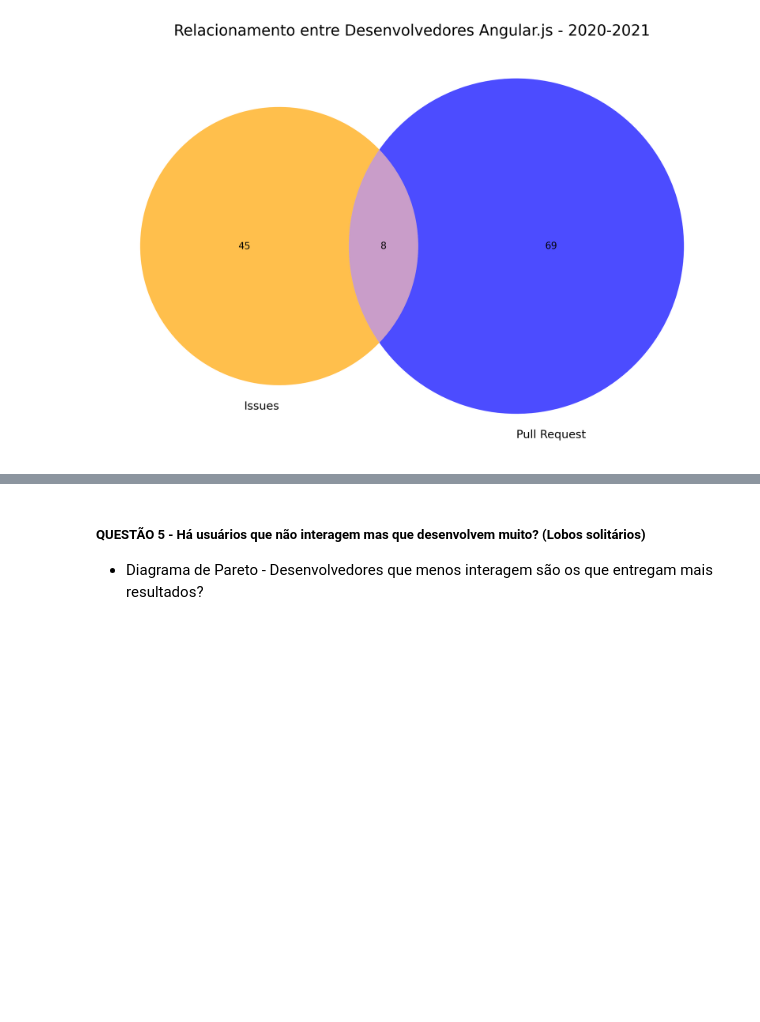
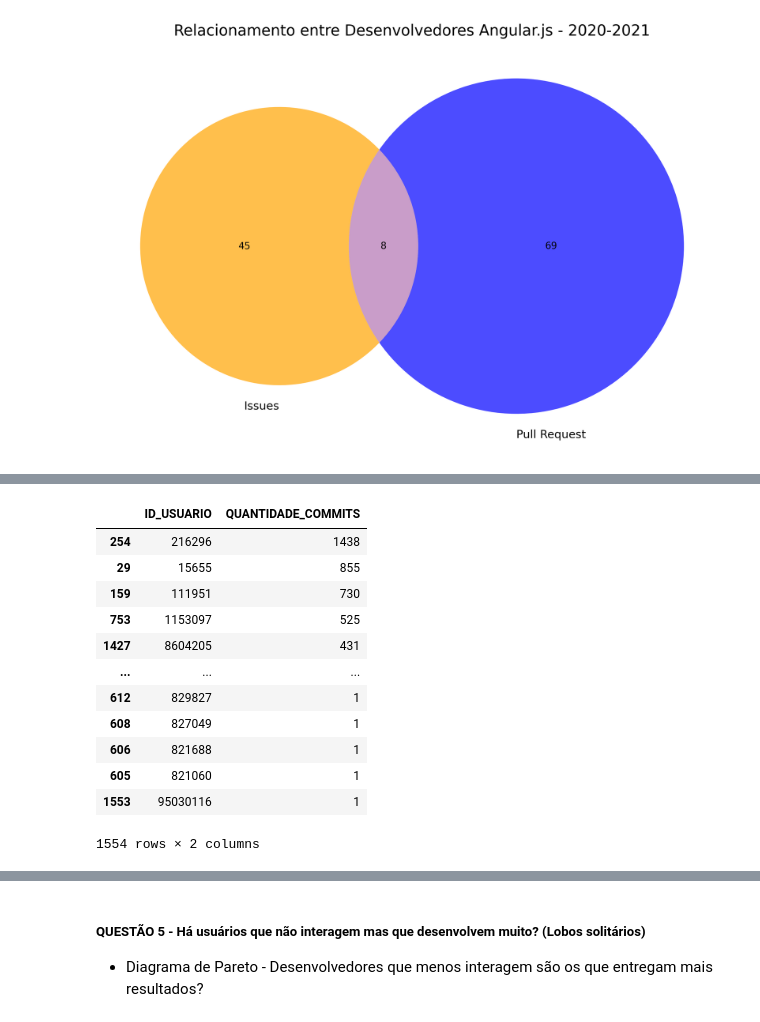
Before and after one commit to pedrorodriguesarantes/IniciacaoCientifica, a Jupyter notebook: Fase 3 - Sintese.ipynb, the cells around one changed output, grey strips where cells are left out. Cells and saved outputs as stored; diff of their text form; code cells hidden in the pictures; blank space fills up the shorter version.

```diff
--- a/Fase 3 - Sintese.ipynb
+++ b/Fase 3 - Sintese.ipynb
@@ -348,0 +438,16 @@ pd.DataFrame(dataframe_consistencia_rede).to_csv('Dados Finais/AngularJS - Metri
+# %%
+lista_usuarios_commit.sort_values(by = 'QUANTIDADE_COMMITS', ascending = False)
+# %% [output]
+|  | ID_USUARIO | QUANTIDADE_COMMITS |
+| 254 | 216296 | 1438 |
+| 29 | 15655 | 855 |
+| 159 | 111951 | 730 |
+| 753 | 1153097 | 525 |
+| 1427 | 8604205 | 431 |
+| ... | ... | ... |
+| 612 | 829827 | 1 |
+| 608 | 827049 | 1 |
+| 606 | 821688 | 1 |
+| 605 | 821060 | 1 |
+| 1553 | 95030116 | 1 |
+1554 rows × 2 columns
```
Also changed, not shown: parts of 20 cells of this notebook, 5 other files.
